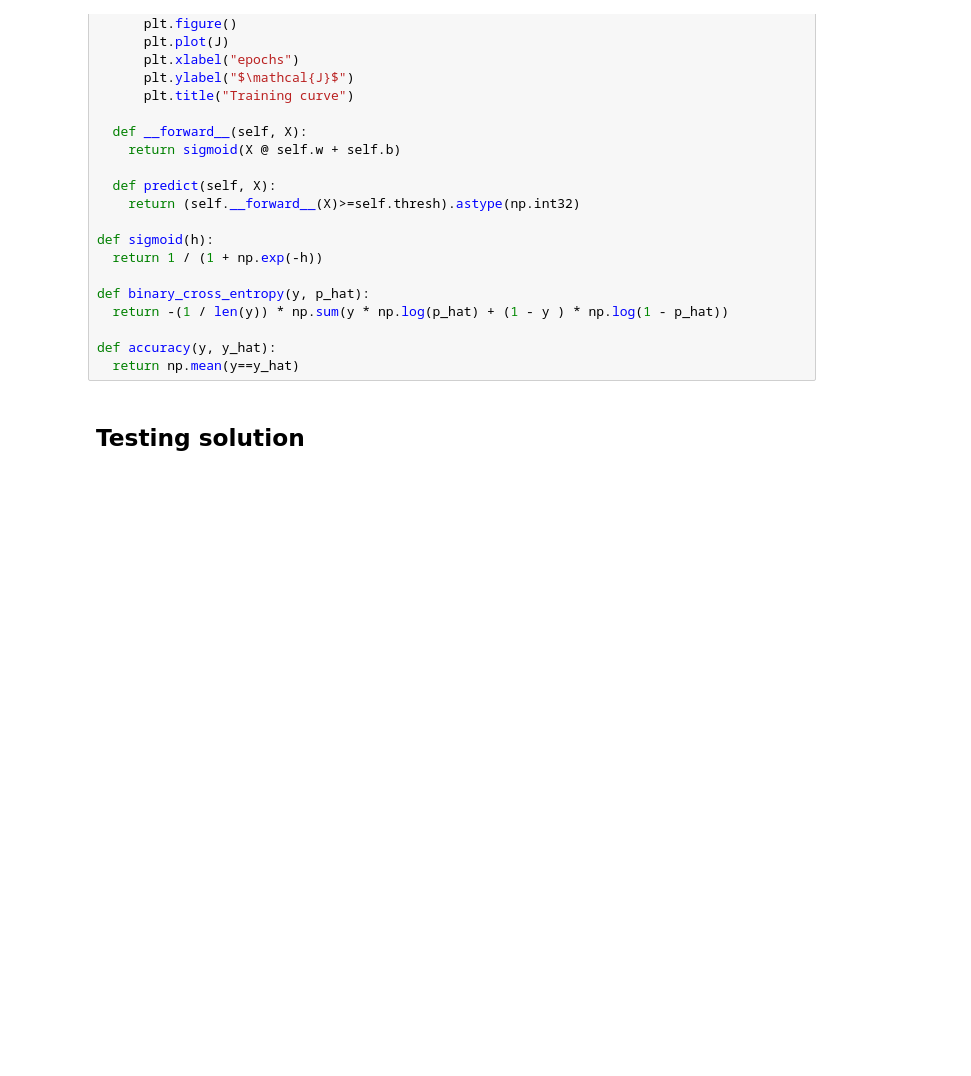
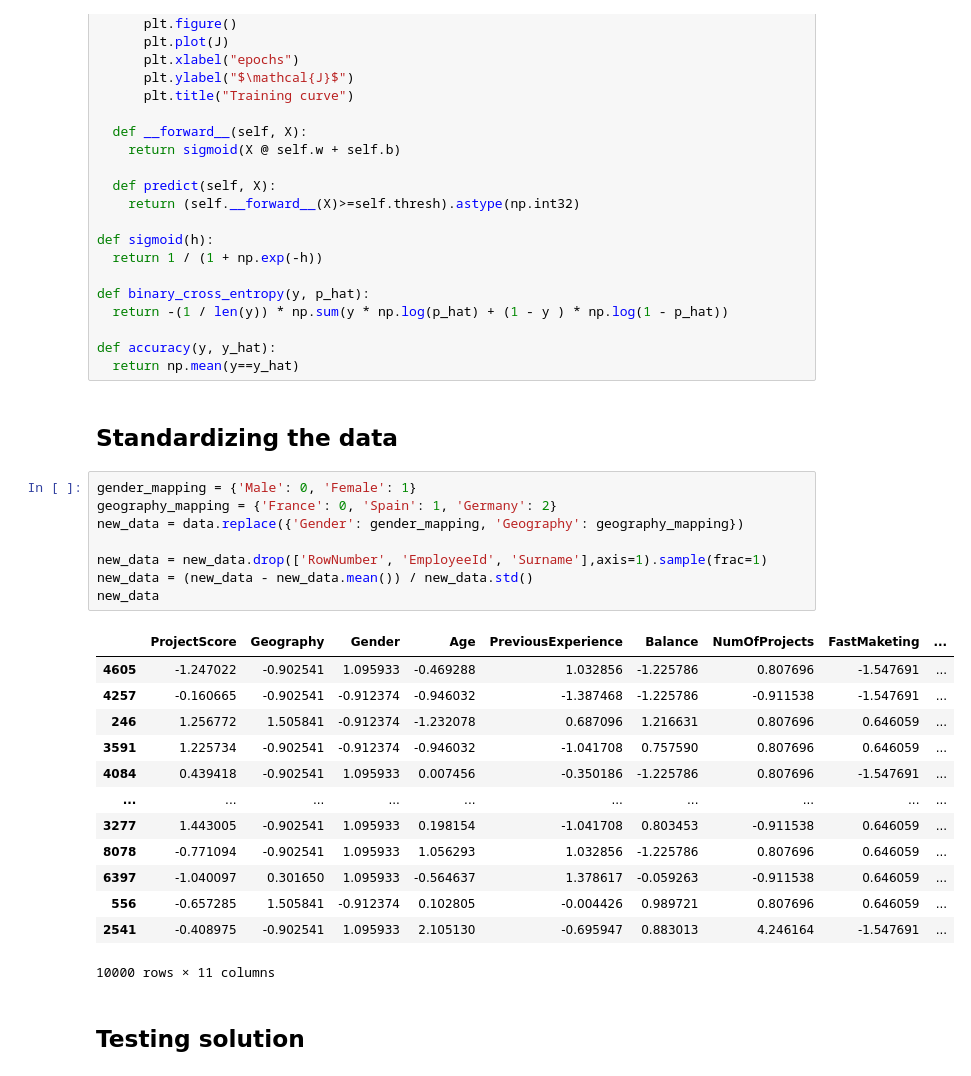
Before and after one commit to Leonild/DS_mAIstros, a Jupyter notebook: ShaloonAnn_LogisticRegression.ipynb, the cells around one changed output. Cells and saved outputs as stored; diff of their text form; blank space fills up the shorter version.

```diff
--- a/ShaloonAnn_LogisticRegression.ipynb
+++ b/ShaloonAnn_LogisticRegression.ipynb
@@ -118,6 +160,30 @@ def binary_cross_entropy(y, p_hat):
 
 def accuracy(y, y_hat):
   return np.mean(y==y_hat)
+# %% [markdown]
+## Standardizing the data
+# %%
+gender_mapping = {'Male': 0, 'Female': 1}
+geography_mapping = {'France': 0, 'Spain': 1, 'Germany': 2}
+new_data = data.replace({'Gender': gender_mapping, 'Geography': geography_mapping})
+
+new_data = new_data.drop(['RowNumber', 'EmployeeId', 'Surname'],axis=1).sample(frac=1)
+new_data = (new_data - new_data.mean()) / new_data.std()
+new_data
+# %% [output]
+|  | ProjectScore | Geography | Gender | Age | PreviousExperience | Balance | NumOfProjects | FastMaketing | ... |
+| 4605 | -1.247022 | -0.902541 | 1.095933 | -0.469288 | 1.032856 | -1.225786 | 0.807696 | -1.547691 | ... |
+| 4257 | -0.160665 | -0.902541 | -0.912374 | -0.946032 | -1.387468 | -1.225786 | -0.911538 | -1.547691 | ... |
+| 246 | 1.256772 | 1.505841 | -0.912374 | -1.232078 | 0.687096 | 1.216631 | 0.807696 | 0.646059 | ... |
+| 3591 | 1.225734 | -0.902541 | -0.912374 | -0.946032 | -1.041708 | 0.757590 | 0.807696 | 0.646059 | ... |
+| 4084 | 0.439418 | -0.902541 | 1.095933 | 0.007456 | -0.350186 | -1.225786 | 0.807696 | -1.547691 | ... |
+| ... | ... | ... | ... | ... | ... | ... | ... | ... | ... |
+| 3277 | 1.443005 | -0.902541 | 1.095933 | 0.198154 | -1.041708 | 0.803453 | -0.911538 | 0.646059 | ... |
+| 8078 | -0.771094 | -0.902541 | 1.095933 | 1.056293 | 1.032856 | -1.225786 | 0.807696 | 0.646059 | ... |
+| 6397 | -1.040097 | 0.301650 | 1.095933 | -0.564637 | 1.378617 | -0.059263 | -0.911538 | 0.646059 | ... |
+| 556 | -0.657285 | 1.505841 | -0.912374 | 0.102805 | -0.004426 | 0.989721 | 0.807696 | 0.646059 | ... |
+| 2541 | -0.408975 | -0.902541 | 1.095933 | 2.105130 | -0.695947 | 0.883013 | 4.246164 | -1.547691 | ... |
+10000 rows × 11 columns
 # %% [markdown]
 ## Testing solution
 # %%
```
Also changed, not shown: parts of 6 cells of this notebook.
